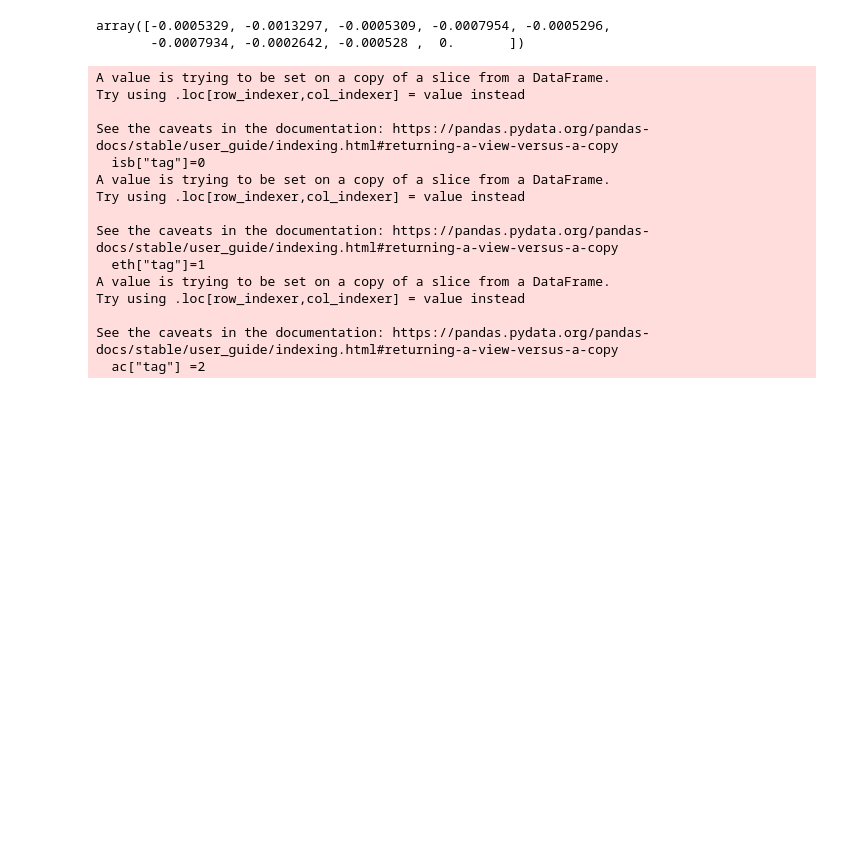
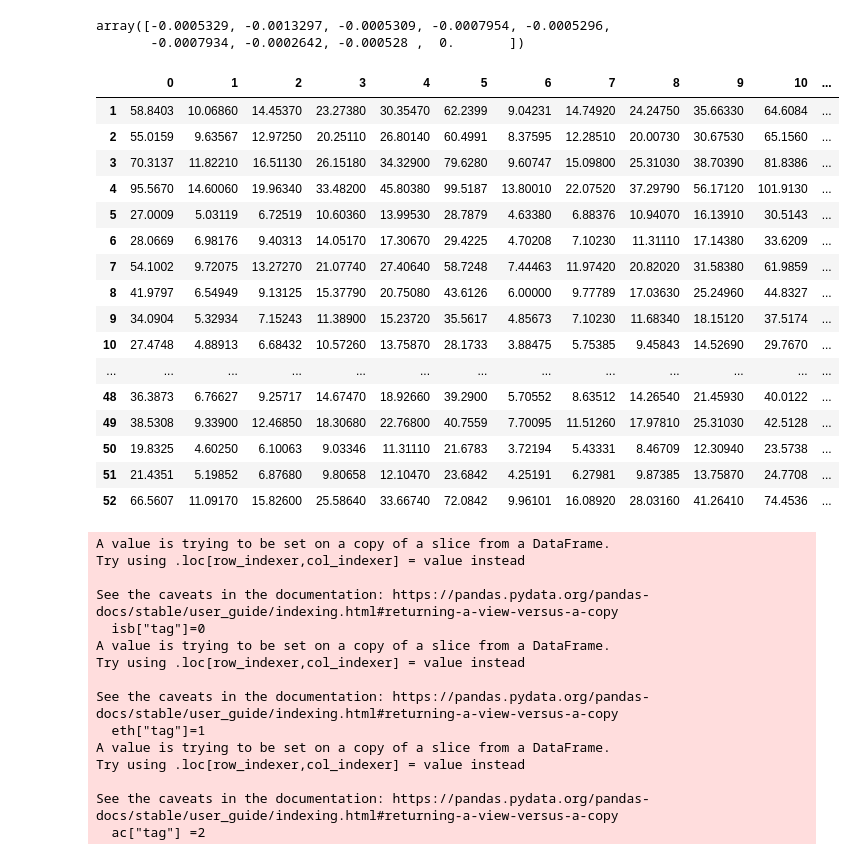
Before and after one commit to lomvix/time-series-study, a Jupyter notebook: clip_data_analysis.ipynb, the cells around one changed output. Saved outputs shown, nothing was run; the diff lists cells and outputs as text; code cells hidden in the pictures; blank space fills up the shorter version.

```diff
--- a/clip_data_analysis.ipynb
+++ b/clip_data_analysis.ipynb
@@ -446,6 +449,26 @@ data = data[data.sum(axis=1) != 0]
 names= ["0","10","5","2","1"]
 data = data.iloc[:52,:]
 data=data.drop(labels=["25","26","27","28"],axis=0)
+# %%
+data
+# %% [output]
+|  | 0 | 1 | 2 | 3 | 4 | 5 | 6 | 7 | 8 | 9 | 10 | ... |
+| 1 | 58.8403 | 10.06860 | 14.45370 | 23.27380 | 30.35470 | 62.2399 | 9.04231 | 14.74920 | 24.24750 | 35.66330 | 64.6084 | ... |
+| 2 | 55.0159 | 9.63567 | 12.97250 | 20.25110 | 26.80140 | 60.4991 | 8.37595 | 12.28510 | 20.00730 | 30.67530 | 65.1560 | ... |
+| 3 | 70.3137 | 11.82210 | 16.51130 | 26.15180 | 34.32900 | 79.6280 | 9.60747 | 15.09800 | 25.31030 | 38.70390 | 81.8386 | ... |
+| 4 | 95.5670 | 14.60060 | 19.96340 | 33.48200 | 45.80380 | 99.5187 | 13.80010 | 22.07520 | 37.29790 | 56.17120 | 101.9130 | ... |
+| 5 | 27.0009 | 5.03119 | 6.72519 | 10.60360 | 13.99530 | 28.7879 | 4.63380 | 6.88376 | 10.94070 | 16.13910 | 30.5143 | ... |
+| 6 | 28.0669 | 6.98176 | 9.40313 | 14.05170 | 17.30670 | 29.4225 | 4.70208 | 7.10230 | 11.31110 | 17.14380 | 33.6209 | ... |
+| 7 | 54.1002 | 9.72075 | 13.27270 | 21.07740 | 27.40640 | 58.7248 | 7.44463 | 11.97420 | 20.82020 | 31.58380 | 61.9859 | ... |
+| 8 | 41.9797 | 6.54949 | 9.13125 | 15.37790 | 20.75080 | 43.6126 | 6.00000 | 9.77789 | 17.03630 | 25.24960 | 44.8327 | ... |
+| 9 | 34.0904 | 5.32934 | 7.15243 | 11.38900 | 15.23720 | 35.5617 | 4.85673 | 7.10230 | 11.68340 | 18.15120 | 37.5174 | ... |
+| 10 | 27.4748 | 4.88913 | 6.68432 | 10.57260 | 13.75870 | 28.1733 | 3.88475 | 5.75385 | 9.45843 | 14.52690 | 29.7670 | ... |
+| ... | ... | ... | ... | ... | ... | ... | ... | ... | ... | ... | ... | ... |
+| 48 | 36.3873 | 6.76627 | 9.25717 | 14.67470 | 18.92660 | 39.2900 | 5.70552 | 8.63512 | 14.26540 | 21.45930 | 40.0122 | ... |
+| 49 | 38.5308 | 9.33900 | 12.46850 | 18.30680 | 22.76800 | 40.7559 | 7.70095 | 11.51260 | 17.97810 | 25.31030 | 42.5128 | ... |
+| 50 | 19.8325 | 4.60250 | 6.10063 | 9.03346 | 11.31110 | 21.6783 | 3.72194 | 5.43331 | 8.46709 | 12.30940 | 23.5738 | ... |
+| 51 | 21.4351 | 5.19852 | 6.87680 | 9.80658 | 12.10470 | 23.6842 | 4.25191 | 6.27981 | 9.87385 | 13.75870 | 24.7708 | ... |
+| 52 | 66.5607 | 11.09170 | 15.82600 | 25.58640 | 33.66740 | 72.0842 | 9.96101 | 16.08920 | 28.03160 | 41.26410 | 74.4536 | ... |
 # %%
 isb = data.iloc[:,[i for i in range(5)]]
 eth = data.iloc[:,[i for i in range(5,10)]]
```
Also changed, not shown: parts of 23 cells of this notebook.
